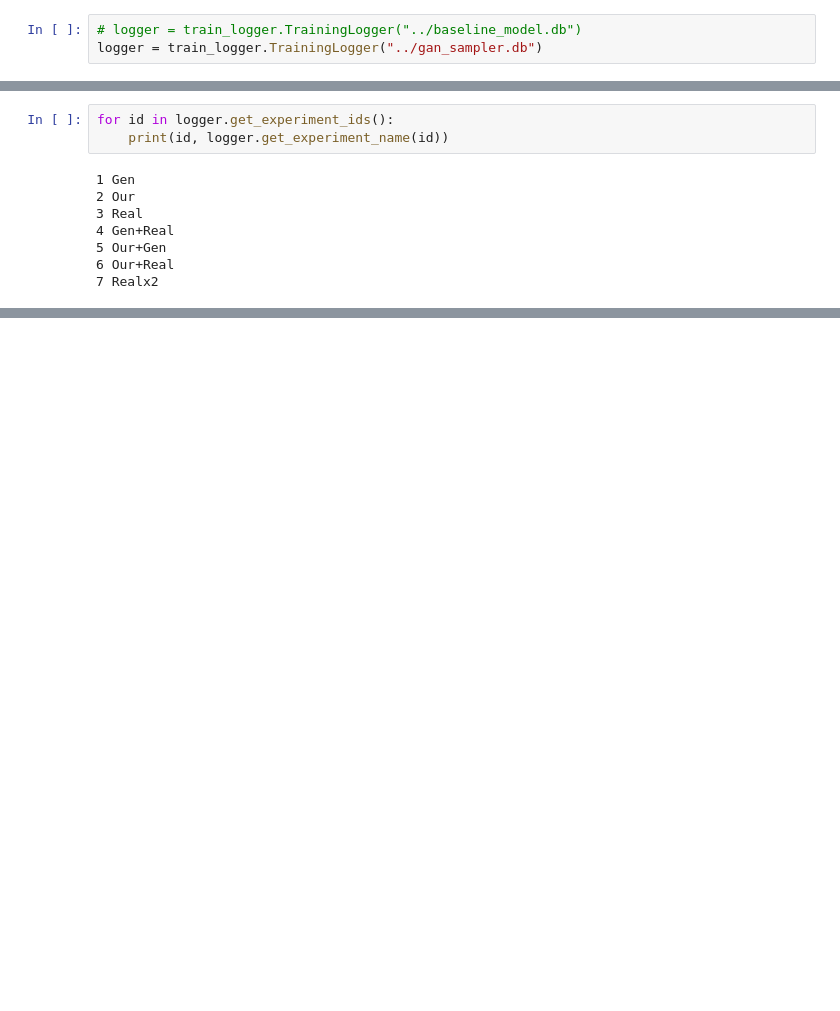
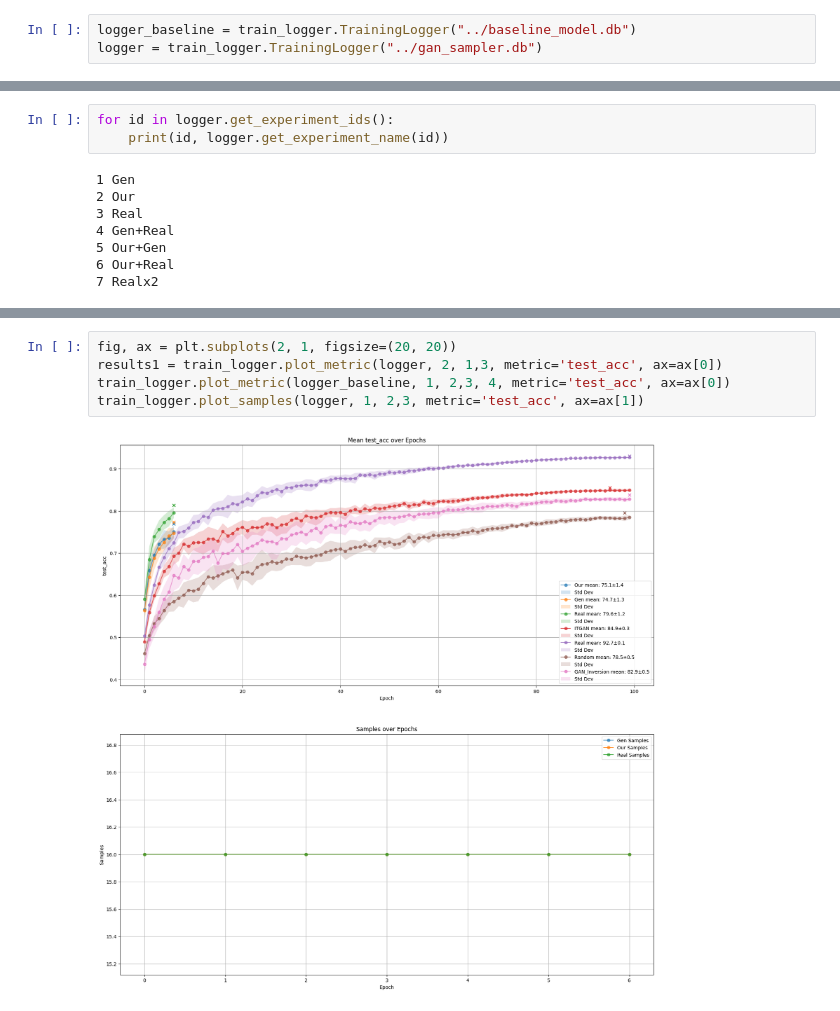
Before and after one commit to Arty-Facts/DCS, a Jupyter notebook: project/viz_db.ipynb, the cells around one changed output, grey strips where cells are left out. Cells and saved outputs as stored; diff of their text form; blank space fills up the shorter version.

```diff
--- a/project/viz_db.ipynb
+++ b/project/viz_db.ipynb
@@ -9,4 +6,4 @@ The autoreload extension is already loaded. To reload it, use:
 # %%
-# logger = train_logger.TrainingLogger("../baseline_model.db")
+logger_baseline = train_logger.TrainingLogger("../baseline_model.db")
 logger = train_logger.TrainingLogger("../gan_sampler.db")
 # %% [output]
@@ -50,2 +56,9 @@ run_id | epoch| train_loss| train_acc| test_loss| test_acc
+# %%
+fig, ax = plt.subplots(2, 1, figsize=(20, 20))
+results1 = train_logger.plot_metric(logger, 2, 1,3, metric='test_acc', ax=ax[0])
+train_logger.plot_metric(logger_baseline, 1, 2,3, 4, metric='test_acc', ax=ax[0])
+train_logger.plot_samples(logger, 1, 2,3, metric='test_acc', ax=ax[1])
+# %% [output]
+[figure, added]
 # %%
 fig, ax = plt.subplots(2, 1, figsize=(20, 20))
```
Also changed, not shown: parts of 7 cells of this notebook, 2 other files.
